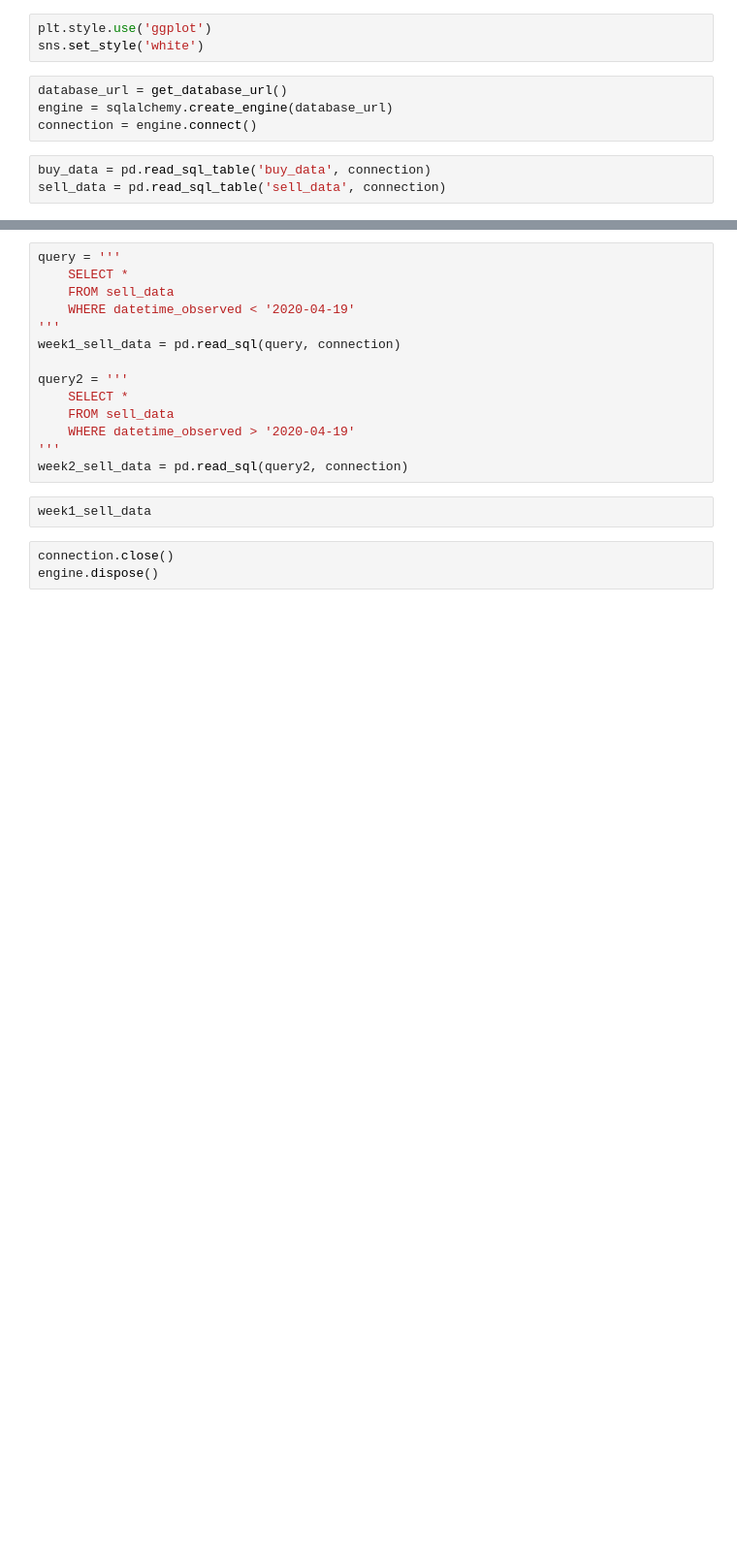
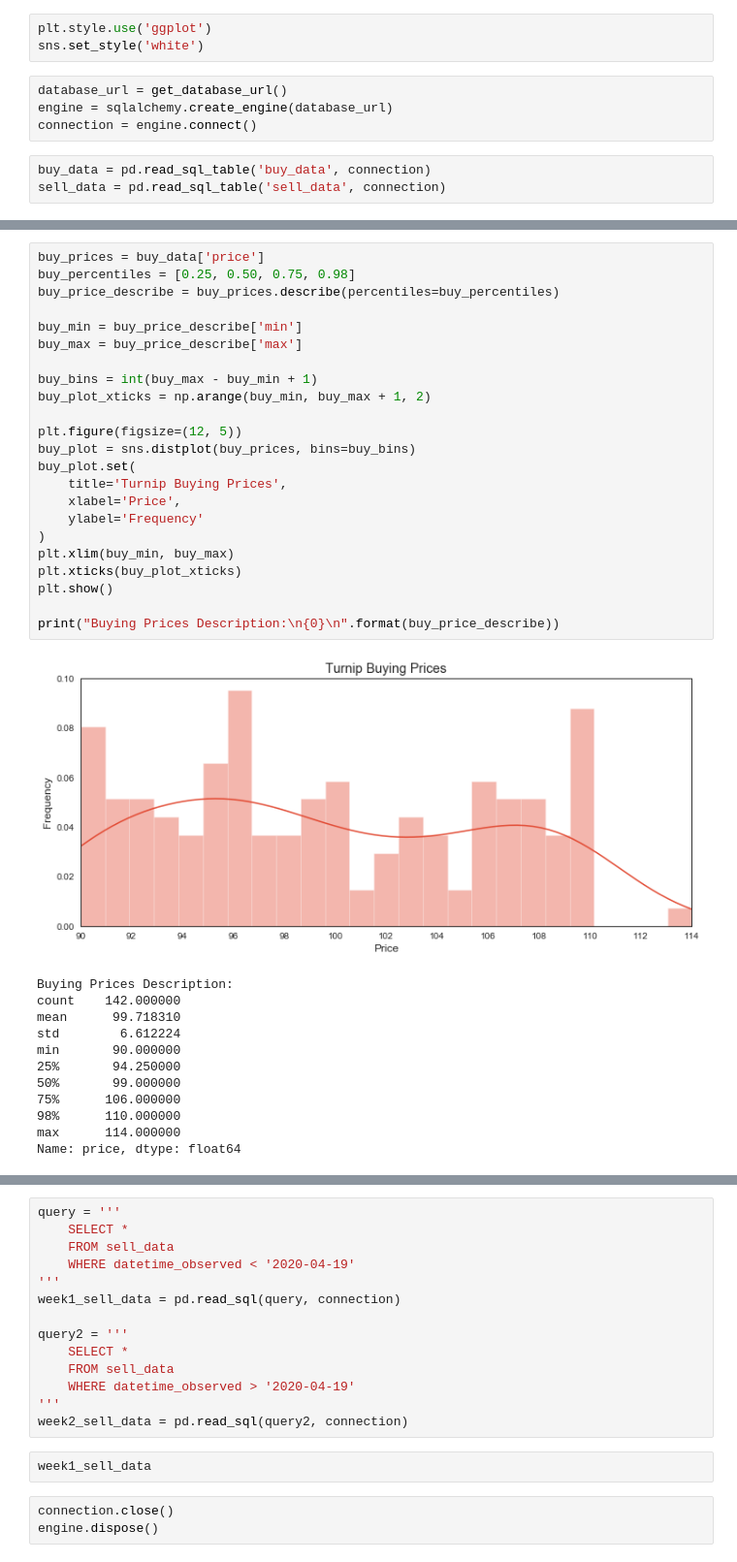
Before and after one commit to ys-lin14/acnh-clustering, a Jupyter notebook: data_exploration.ipynb, the cells around one changed output, grey strips where cells are left out. Shown: that part at 97% size. Saved outputs shown, nothing was run; the diff lists cells and outputs as text; blank space fills up the shorter version.

Commit message:
clean up price distributions, add titles, labels, set kde to true

```diff
--- a/data_exploration.ipynb
+++ b/data_exploration.ipynb
@@ -64,0 +21,36 @@ Name: price, dtype: float64
+# %%
+buy_prices = buy_data['price']
+buy_percentiles = [0.25, 0.50, 0.75, 0.98]
+buy_price_describe = buy_prices.describe(percentiles=buy_percentiles)
+
+buy_min = buy_price_describe['min']
+buy_max = buy_price_describe['max']
+
+buy_bins = int(buy_max - buy_min + 1)
+buy_plot_xticks = np.arange(buy_min, buy_max + 1, 2)
+
+plt.figure(figsize=(12, 5))
+buy_plot = sns.distplot(buy_prices, bins=buy_bins)
+buy_plot.set(
+    title='Turnip Buying Prices',
+    xlabel='Price',
+    ylabel='Frequency'
+)
+plt.xlim(buy_min, buy_max)
+plt.xticks(buy_plot_xticks)
+plt.show()
+
+print("Buying Prices Description:\n{0}\n".format(buy_price_describe))
+# %% [output]
+[figure, added]
+Buying Prices Description:
+count    142.000000
+mean      99.718310
+std        6.612224
+min       90.000000
+25%       94.250000
+50%       99.000000
+75%      106.000000
+98%      110.000000
+max      114.000000
+Name: price, dtype: float64
```
Also changed, not shown: parts of 5 cells of this notebook.
